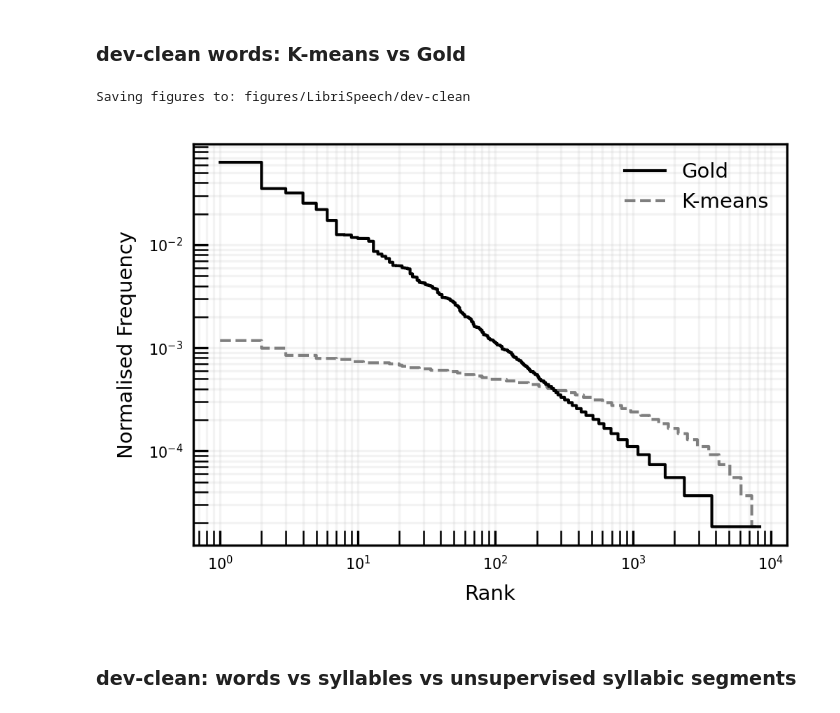
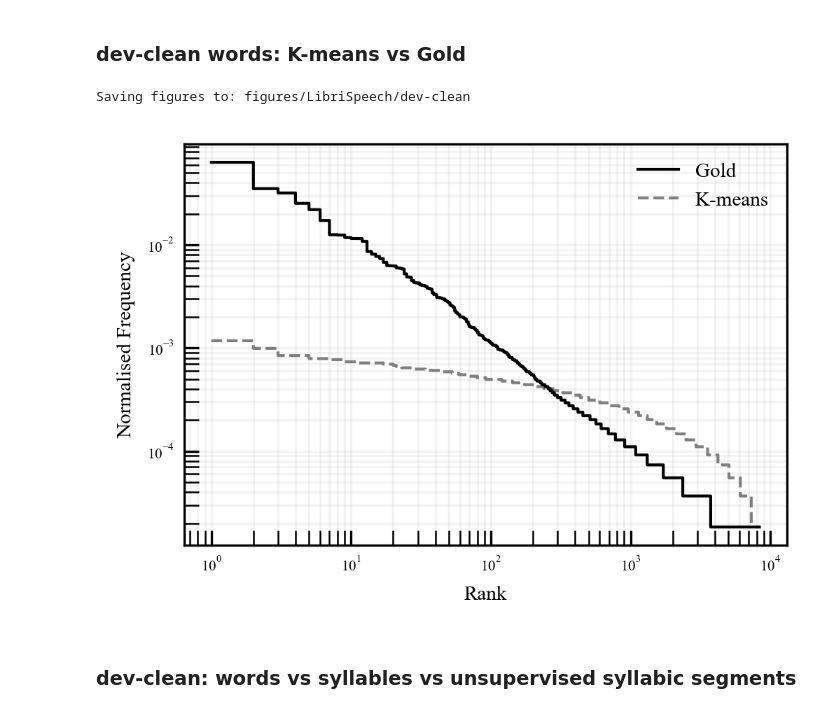
Before and after one commit to adendorffy/zipf-clus, a Jupyter notebook: figs.ipynb, the cells around one changed output. Drawn from its saved outputs; the diff is of its cells as text; code cells hidden in the pictures.

```diff
--- a/figs.ipynb
+++ b/figs.ipynb
@@ -49,8 +49,8 @@ def get_clusters(partition_path):
     return clusters
 # %%
 plt.rcParams.update({
-    # "font.family": "serif",
-    # "font.serif": ["Times New Roman"],
+    "font.family": "serif",
+    "font.serif": ["Times New Roman"],
     "font.size": 7,
     "axes.labelsize": 7,
     "xtick.labelsize": 5,
@@ -114,7 +114,7 @@ LINESTYLE = {
 ### dev-clean words: K-means vs Gold
 # %%
 
-dataset_dir = Path("../data/alignments/LibriSpeech/dev-clean_feature_sliced/")
+dataset_dir = Path("data/alignments/LibriSpeech/dev-clean_feature_sliced/")
 kmeans_path = Path("outputs/LibriSpeech/dev-clean_feature_sliced/wavlm_large/layer_21/gt/words/fig/kmeans_k8372_269.82.txt")
 
 gt_items = get_words(dataset_dir, align_type="words")
@@ -160,38 +160,38 @@ line, = ax.loglog(
         probs,
         label="K-means",
         color='tab:gray',
         linewidth=1,
         drawstyle="steps-post",
         linestyle="--",
     )
 
 legend_handles.setdefault("K-means", line)
 
 ax.set_xlabel("Rank")
 ax.set_ylabel("Normalised Frequency")
 
 global_max_freq = max(global_max_freq, probs[0])
 global_max_rank = max(global_max_rank, len(probs))
 
 ax.grid(True, which="both", ls="-", alpha=0.15)
 ax.tick_params(direction="in", which="both", length=5)
 
 legend_order = ["Gold", "K-means"]
 ax.legend(
     [legend_handles[label] for label in legend_order if label in legend_handles],
     [label for label in legend_order if label in legend_handles],
     loc="best",
     frameon=False,
 )
 plt.tight_layout()
-# plt.savefig(
-#     fig_dir / f"zipf:kmeans_vs_gold_words.pdf",
-#     bbox_inches="tight",
-# )
+plt.savefig(
+    fig_dir / "zipf:kmeans_vs_gold_words.pdf",
+    bbox_inches="tight",
+)
 plt.show()
 # %% [output]
 Saving figures to: figures/LibriSpeech/dev-clean
-[figure, old version]
+[figure, new version]
 # %% [markdown]
 ### dev-clean: words vs syllables vs unsupervised syllabic segments
 # %%
```
Also changed, not shown: parts of 4 cells of this notebook, 2 other files.
